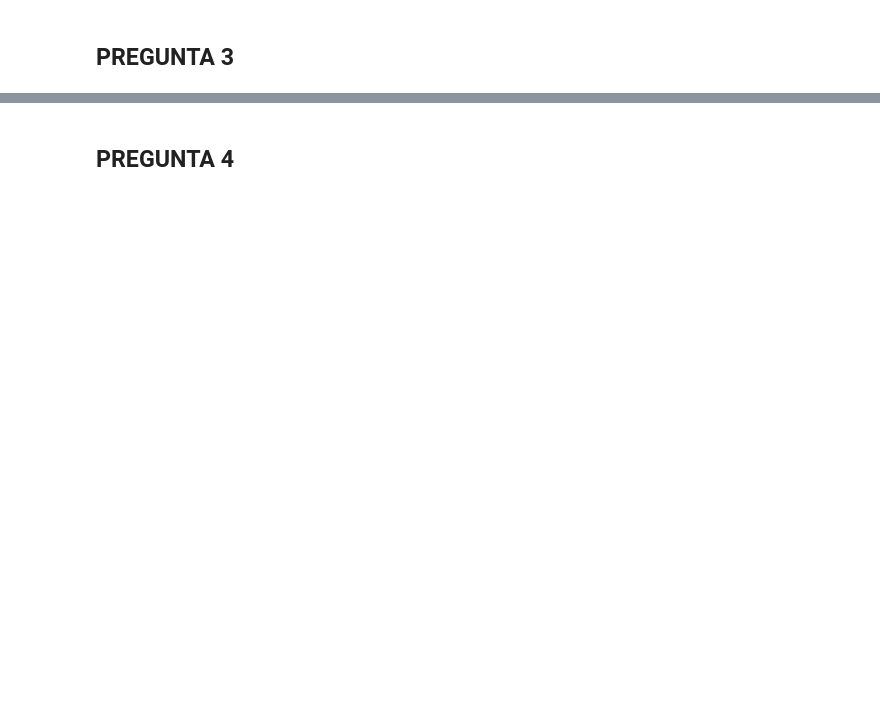
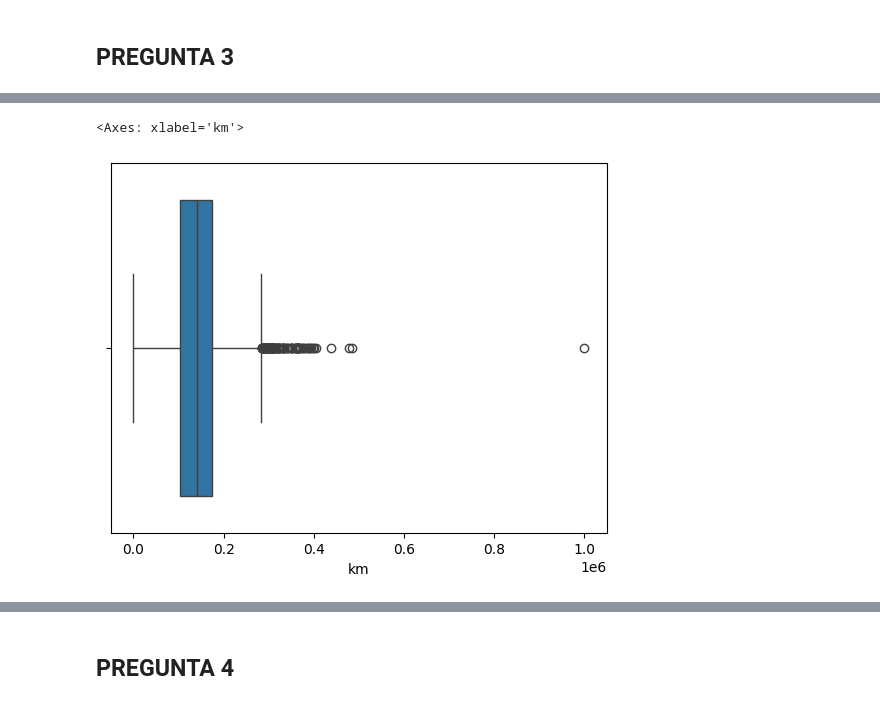
Before and after one commit to Enrique737/TFM_06, a Jupyter notebook: Entregable_T1_Data_Engineering/bmw.ipynb, the cells around one changed output, grey strips where cells are left out. Drawn from its saved outputs; the diff is of its cells as text; code cells hidden in the pictures; blank space fills up the shorter version.

```diff
--- a/Entregable_T1_Data_Engineering/bmw.ipynb
+++ b/Entregable_T1_Data_Engineering/bmw.ipynb
@@ -275,0 +437,7 @@ df_inicial_test[numeric].head()
+# %%
+## Kike Miro outliers en km y potencia según describe. Hay un outlier en km y dos en potencia
+
+sns.boxplot(x=df_inicial_test["km"])
+# %% [output]
+<Axes: xlabel='km'>
+[figure, added]
```
Also changed, not shown: parts of 17 cells of this notebook.
